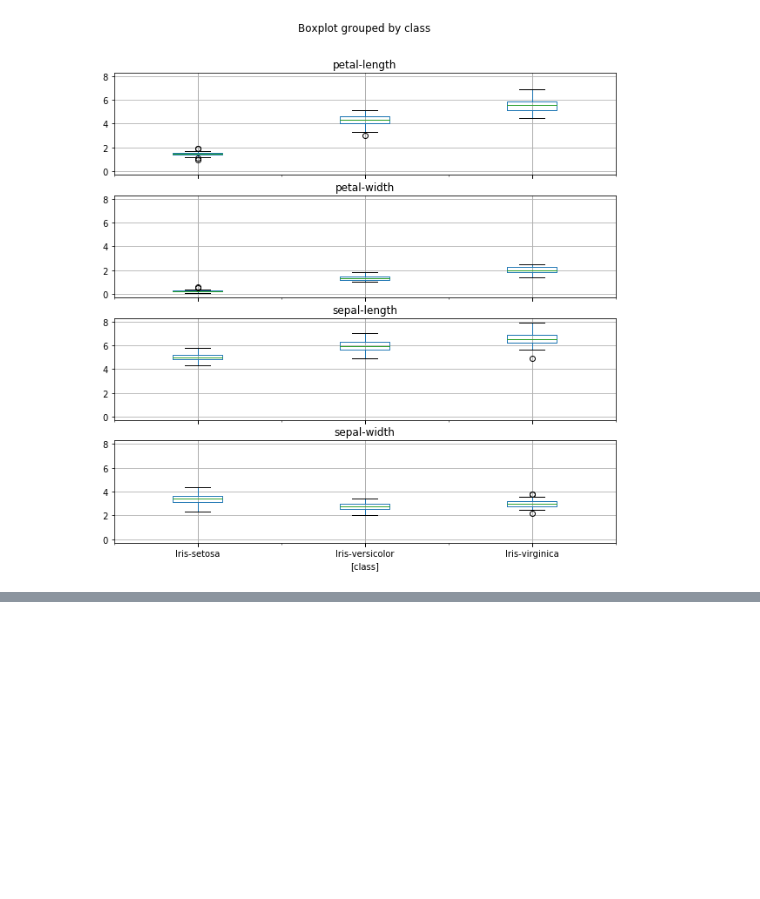
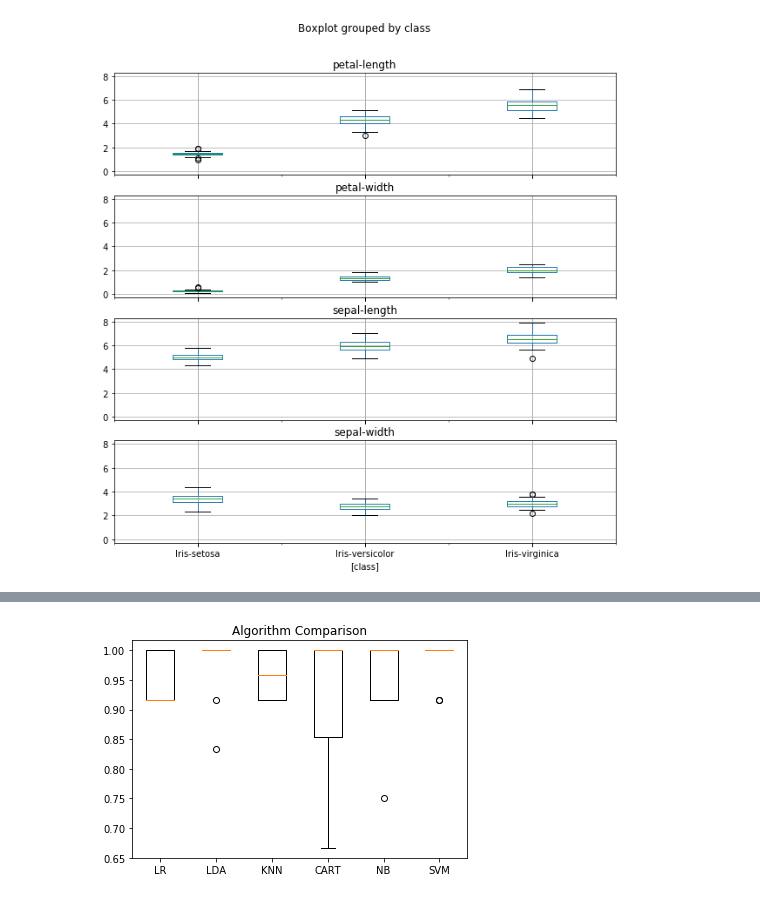
Before and after one commit to kevin0634/ScikitLearnPython, a Jupyter notebook: pythonBasics/pythonIntro.ipynb, the cells around one changed output, grey strips where cells are left out. Drawn from its saved outputs; the diff is of its cells as text; code cells hidden in the pictures; blank space fills up the shorter version.

Commit message:
final edits on python intro, plus two save models

```diff
--- a/pythonBasics/pythonIntro.ipynb
+++ b/pythonBasics/pythonIntro.ipynb
@@ -237,0 +260,6 @@ pyplot.show()
+# %%
+# Split the training vs. testing data
+dataset1 = dataset.values
+X = dataset1[:, 0:4]
+y = dataset1[:, 4]
+X_train, X_validation, Y_train, Y_validation = train_test_split(X, y, test_size = 0.2, random_state=1)
@@ -237,0 +287,20 @@ pyplot.show()
+# %%
+# spot check algorithms
+
+models = []
+models.append(('LR', LogisticRegression(solver='liblinear', multi_class='ovr')))
+models.append(('LDA', LinearDiscriminantAnalysis()))
+models.append(('KNN', KNeighborsClassifier()))
+models.append(('CART', DecisionTreeClassifier()))
+models.append(('NB', GaussianNB()))
+models.append(('SVM', SVC(gamma='auto')))
+# evaluate each model in turn
+results = []
+names = []
+# in this loop, we loop through all models using 10-fold stratified cross validation.
+for name, model in models:
+    kfold = StratifiedKFold(n_splits=10, random_state=15, shuffle=True) # define the kfold CV method
+    cv_results = cross_val_score(model, X_train, Y_train, cv=kfold, scoring='accuracy') #output the cv results, using accuracy as metric
+    results.append(cv_results)
+    names.append(name)
+    print('%s: %f (%f)' % (name, cv_results.mean(), cv_results.std())) # print the cv results for each model, using the avg of the 10 CV
@@ -237,0 +318,7 @@ pyplot.show()
+# %%
+# Compare Algorithms
+pyplot.boxplot(results, labels=names)
+pyplot.title('Algorithm Comparison')
+pyplot.show()
+# %% [output]
+[figure, added]
```
Also changed, not shown: parts of 19 cells of this notebook, 2 other files.
